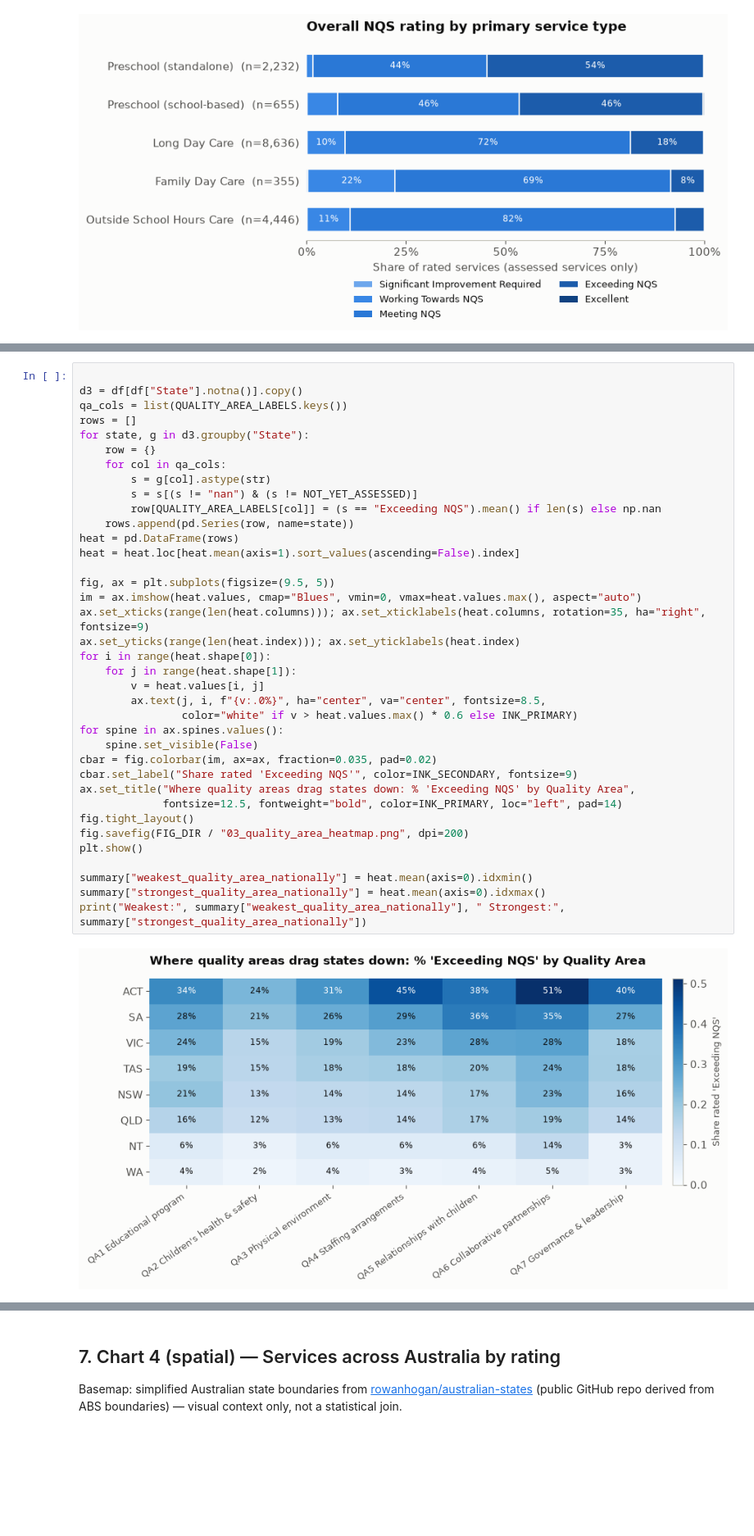
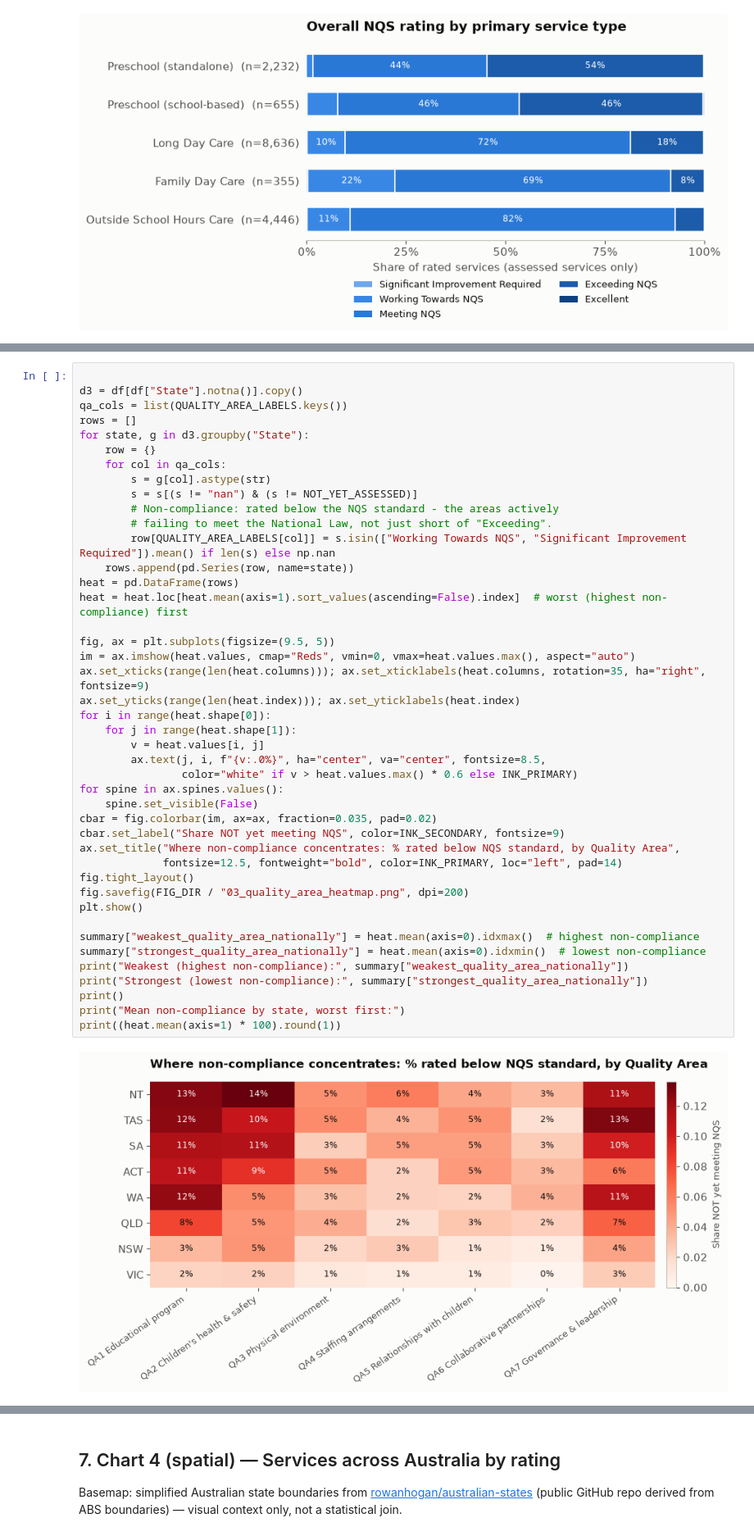
Before and after one commit to martvanhoorn2003-svg/Mart, a Jupyter notebook: ACECQA_Service_Quality_Analysis.ipynb, the cells around one changed output, grey strips where cells are left out. Shown at 82% size. Saved outputs shown, nothing was run; the diff lists cells and outputs as text; blank space fills up the shorter version.

```diff
--- a/ACECQA_Service_Quality_Analysis.ipynb
+++ b/ACECQA_Service_Quality_Analysis.ipynb
@@ -364,39 +364,45 @@ summary["service_type_counts"] = counts2.to_dict()
 # %%
 
 d3 = df[df["State"].notna()].copy()
 qa_cols = list(QUALITY_AREA_LABELS.keys())
 rows = []
 for state, g in d3.groupby("State"):
     row = {}
     for col in qa_cols:
         s = g[col].astype(str)
         s = s[(s != "nan") & (s != NOT_YET_ASSESSED)]
-        row[QUALITY_AREA_LABELS[col]] = (s == "Exceeding NQS").mean() if len(s) else np.nan
+        # Non-compliance: rated below the NQS standard - the areas actively
+        # failing to meet the National Law, not just short of "Exceeding".
+        row[QUALITY_AREA_LABELS[col]] = s.isin(["Working Towards NQS", "Significant Improvement Required"]).mean() if len(s) else np.nan
     rows.append(pd.Series(row, name=state))
 heat = pd.DataFrame(rows)
-heat = heat.loc[heat.mean(axis=1).sort_values(ascending=False).index]
+heat = heat.loc[heat.mean(axis=1).sort_values(ascending=False).index]  # worst (highest non-compliance) first
 
 fig, ax = plt.subplots(figsize=(9.5, 5))
-im = ax.imshow(heat.values, cmap="Blues", vmin=0, vmax=heat.values.max(), aspect="auto")
+im = ax.imshow(heat.values, cmap="Reds", vmin=0, vmax=heat.values.max(), aspect="auto")
 ax.set_xticks(range(len(heat.columns))); ax.set_xticklabels(heat.columns, rotation=35, ha="right", fontsize=9)
 ax.set_yticks(range(len(heat.index))); ax.set_yticklabels(heat.index)
 for i in range(heat.shape[0]):
     for j in range(heat.shape[1]):
         v = heat.values[i, j]
         ax.text(j, i, f"{v:.0%}", ha="center", va="center", fontsize=8.5,
                 color="white" if v > heat.values.max() * 0.6 else INK_PRIMARY)
 for spine in ax.spines.values():
     spine.set_visible(False)
 cbar = fig.colorbar(im, ax=ax, fraction=0.035, pad=0.02)
-cbar.set_label("Share rated 'Exceeding NQS'", color=INK_SECONDARY, fontsize=9)
-ax.set_title("Where quality areas drag states down: % 'Exceeding NQS' by Quality Area",
+cbar.set_label("Share NOT yet meeting NQS", color=INK_SECONDARY, fontsize=9)
+ax.set_title("Where non-compliance concentrates: % rated below NQS standard, by Quality Area",
              fontsize=12.5, fontweight="bold", color=INK_PRIMARY, loc="left", pad=14)
 fig.tight_layout()
 fig.savefig(FIG_DIR / "03_quality_area_heatmap.png", dpi=200)
 plt.show()
 
-summary["weakest_quality_area_nationally"] = heat.mean(axis=0).idxmin()
-summary["strongest_quality_area_nationally"] = heat.mean(axis=0).idxmax()
-print("Weakest:", summary["weakest_quality_area_nationally"], " Strongest:", summary["strongest_quality_area_nationally"])
+summary["weakest_quality_area_nationally"] = heat.mean(axis=0).idxmax()  # highest non-compliance
+summary["strongest_quality_area_nationally"] = heat.mean(axis=0).idxmin()  # lowest non-compliance
+print("Weakest (highest non-compliance):", summary["weakest_quality_area_nationally"])
+print("Strongest (lowest non-compliance):", summary["strongest_quality_area_nationally"])
+print()
+print("Mean non-compliance by state, worst first:")
+print((heat.mean(axis=1) * 100).round(1))
 # %% [output]
-[figure, old version]
+[figure, new version]
```
Also changed, not shown: parts of 5 cells of this notebook, 6 other files.
